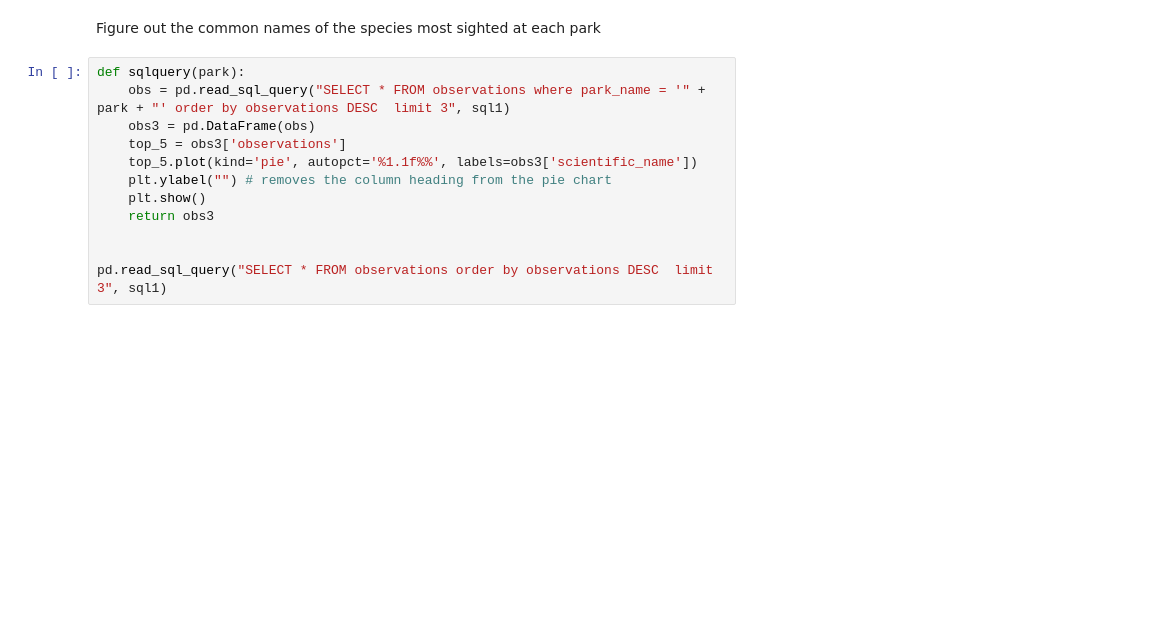
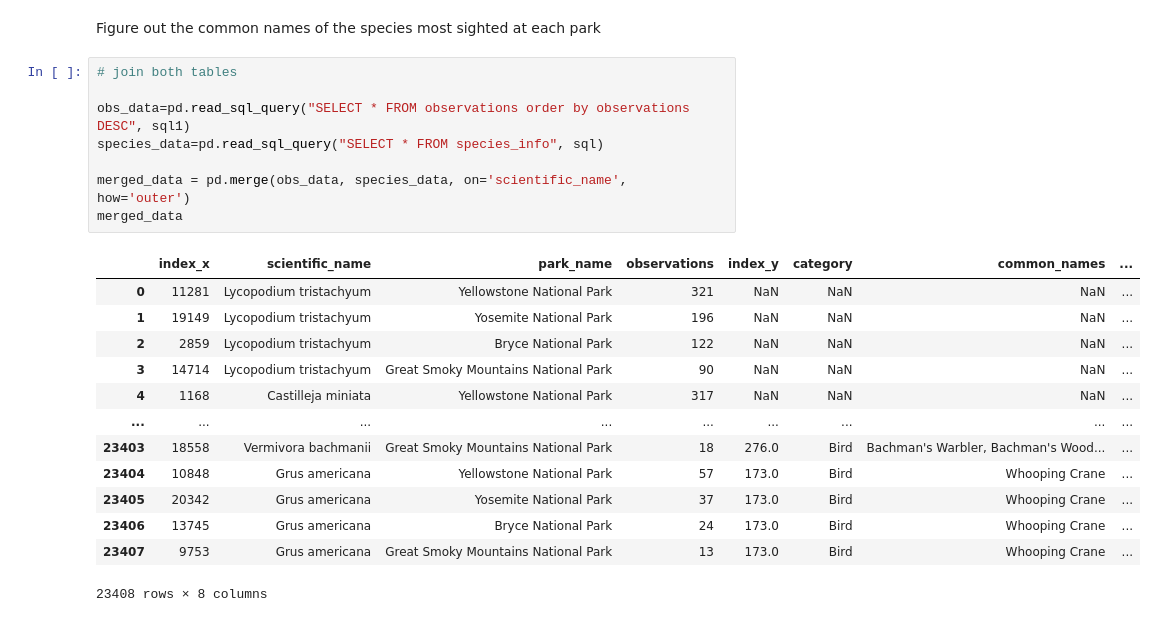
Before and after one commit to bridgetmanu/Data-as-a-Lens---Investigating-Wildlife-Conservation-Patterns, a Jupyter notebook: source code.ipynb, the cells around one changed output. Saved outputs shown, nothing was run; the diff lists cells and outputs as text; blank space fills up the shorter version.

```diff
--- a/source code.ipynb
+++ b/source code.ipynb
@@ -160,14 +145,24 @@ sqlquery(park="Yellowstone National Park")
 # %% [markdown]
 Figure out the common names of the species most sighted at each park
-# %%
-def sqlquery(park):
-    obs = pd.read_sql_query("SELECT * FROM observations where park_name = '" + park + "' order by observations DESC  limit 3", sql1)
-    obs3 = pd.DataFrame(obs)
-    top_5 = obs3['observations']
-    top_5.plot(kind='pie', autopct='%1.1f%%', labels=obs3['scientific_name'])
-    plt.ylabel("") # removes the column heading from the pie chart
-    plt.show()
-    return obs3
-
-
-pd.read_sql_query("SELECT * FROM observations order by observations DESC  limit 3", sql1)
+# %%
+# join both tables
+
+obs_data=pd.read_sql_query("SELECT * FROM observations order by observations DESC", sql1)
+species_data=pd.read_sql_query("SELECT * FROM species_info", sql)
+
+merged_data = pd.merge(obs_data, species_data, on='scientific_name', how='outer')
+merged_data
+# %% [output]
+|  | index_x | scientific_name | park_name | observations | index_y | category | common_names | ... |
+| 0 | 11281 | Lycopodium tristachyum | Yellowstone National Park | 321 | NaN | NaN | NaN | ... |
+| 1 | 19149 | Lycopodium tristachyum | Yosemite National Park | 196 | NaN | NaN | NaN | ... |
+| 2 | 2859 | Lycopodium tristachyum | Bryce National Park | 122 | NaN | NaN | NaN | ... |
+| 3 | 14714 | Lycopodium tristachyum | Great Smoky Mountains National Park | 90 | NaN | NaN | NaN | ... |
+| 4 | 1168 | Castilleja miniata | Yellowstone National Park | 317 | NaN | NaN | NaN | ... |
+| ... | ... | ... | ... | ... | ... | ... | ... | ... |
+| 23403 | 18558 | Vermivora bachmanii | Great Smoky Mountains National Park | 18 | 276.0 | Bird | Bachman's Warbler, Bachman's Wood... | ... |
+| 23404 | 10848 | Grus americana | Yellowstone National Park | 57 | 173.0 | Bird | Whooping Crane | ... |
+| 23405 | 20342 | Grus americana | Yosemite National Park | 37 | 173.0 | Bird | Whooping Crane | ... |
+| 23406 | 13745 | Grus americana | Bryce National Park | 24 | 173.0 | Bird | Whooping Crane | ... |
+| 23407 | 9753 | Grus americana | Great Smoky Mountains National Park | 13 | 173.0 | Bird | Whooping Crane | ... |
+23408 rows × 8 columns
```
Also changed, not shown: parts of 2 cells of this notebook.
